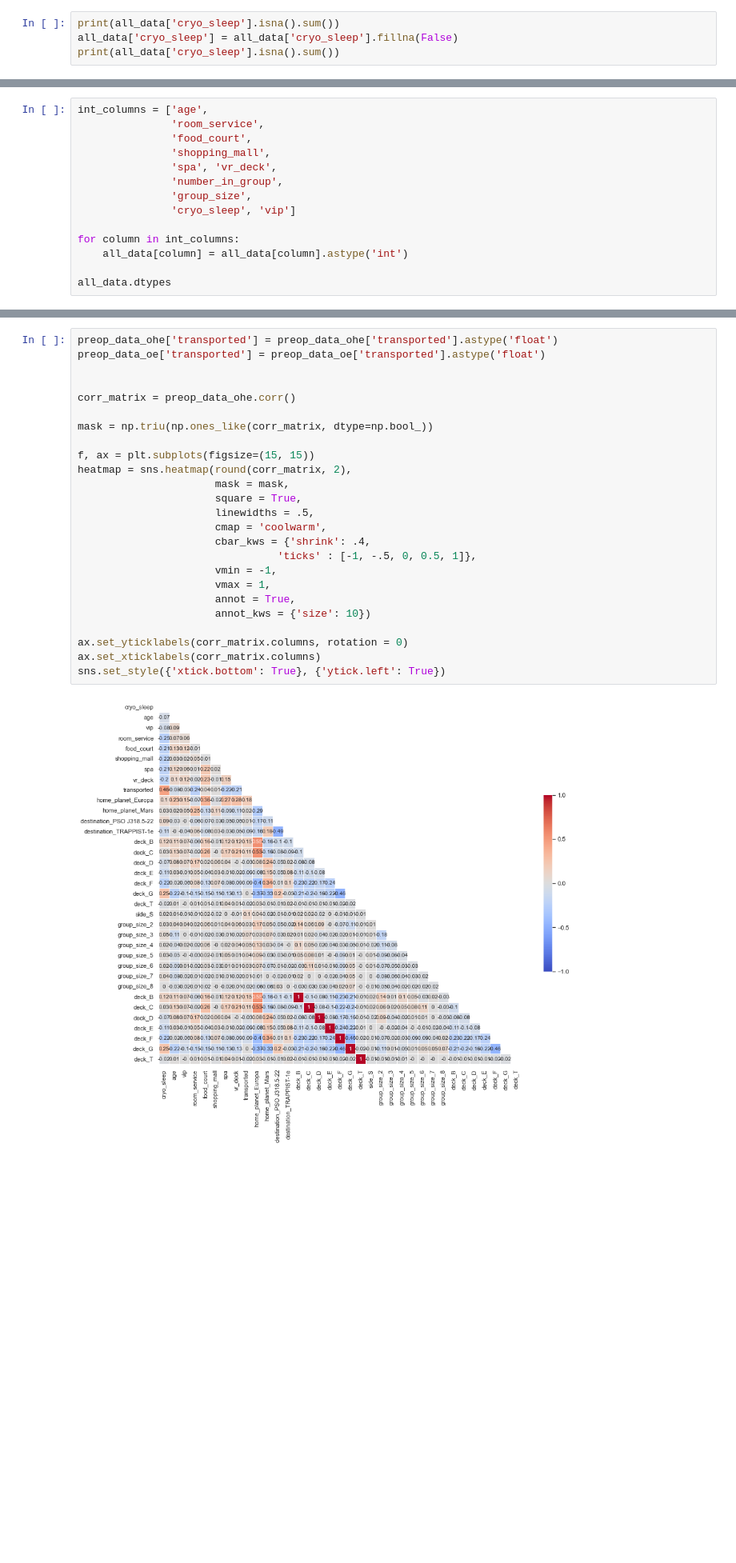
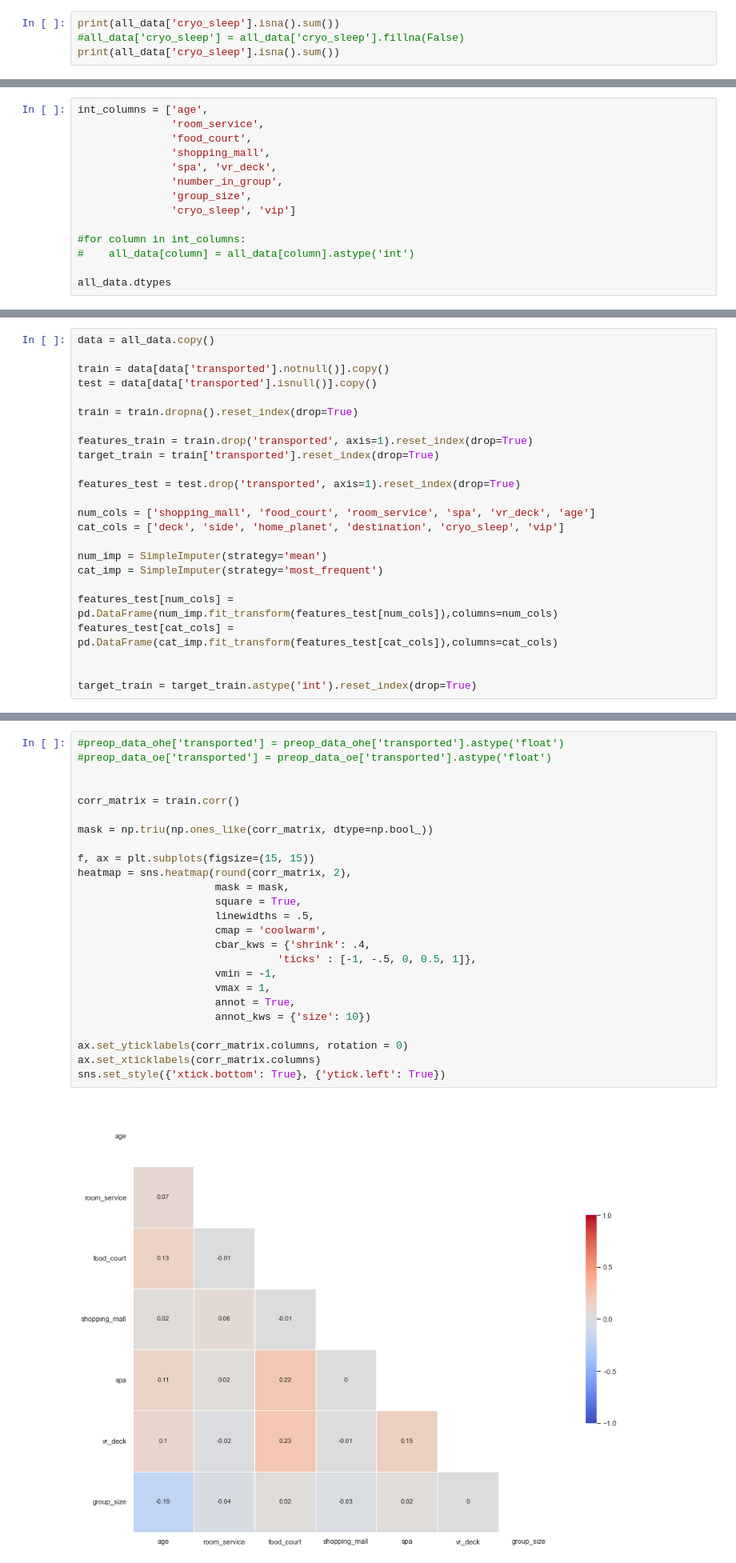
Before and after one commit to DaniilTsalik/Detecting_fraud, a Jupyter notebook: Untitled.ipynb, the cells around one changed output, grey strips where cells are left out. Shown: that part at 80% size. Cells and saved outputs as stored; diff of their text form; blank space fills up the shorter version.

Commit message:
dropna from train 0.802704

```diff
--- a/Untitled.ipynb
+++ b/Untitled.ipynb
@@ -566,7 +566,7 @@ Name: cryo_sleep, dtype: int64
 Пассажиры которые используют криосон не пользуются платными развлекательными услугами, так понимаю что можно использовать либо криосон и наслаждаться анимацией полета либо не использовать криосон и наслаждаться многочисленных роскошными удобствами космического корабля.
 # %%
 print(all_data['cryo_sleep'].isna().sum())
-all_data['cryo_sleep'] = all_data['cryo_sleep'].fillna(False)
+#all_data['cryo_sleep'] = all_data['cryo_sleep'].fillna(False)
 print(all_data['cryo_sleep'].isna().sum())
 # %% [output]
 11
@@ -717,8 +717,8 @@ int_columns = ['age',
                'group_size',
                'cryo_sleep', 'vip']
 
-for column in int_columns:
-    all_data[column] = all_data[column].astype('int')
+#for column in int_columns:
+#    all_data[column] = all_data[column].astype('int')
 
 all_data.dtypes
 # %% [output]
@@ -747,6 +747,30 @@ dtype: object
 drop_list = ['name', 'group_id', 'number', 'number_in_group']
 
 all_data = all_data.drop(columns=drop_list, axis=1)
+# %%
+data = all_data.copy()
+
+train = data[data['transported'].notnull()].copy()
+test = data[data['transported'].isnull()].copy()
+
+train = train.dropna().reset_index(drop=True)
+
+features_train = train.drop('transported', axis=1).reset_index(drop=True)
+target_train = train['transported'].reset_index(drop=True)
+
+features_test = test.drop('transported', axis=1).reset_index(drop=True)
+
+num_cols = ['shopping_mall', 'food_court', 'room_service', 'spa', 'vr_deck', 'age']
+cat_cols = ['deck', 'side', 'home_planet', 'destination', 'cryo_sleep', 'vip']
+
+num_imp = SimpleImputer(strategy='mean')
+cat_imp = SimpleImputer(strategy='most_frequent')
+
+features_test[num_cols] = pd.DataFrame(num_imp.fit_transform(features_test[num_cols]),columns=num_cols)
+features_test[cat_cols] = pd.DataFrame(cat_imp.fit_transform(features_test[cat_cols]),columns=cat_cols)
+
+
+target_train = target_train.astype('int').reset_index(drop=True)
 # %% [markdown]
 #### OHE
 # %%
@@ -787,32 +792,32 @@ preop_data_oe
 # %% [markdown]
 #### Матрица корреляции
 # %%
-preop_data_ohe['transported'] = preop_data_ohe['transported'].astype('float')
-preop_data_oe['transported'] = preop_data_oe['transported'].astype('float')
+#preop_data_ohe['transported'] = preop_data_ohe['transported'].astype('float')
+#preop_data_oe['transported'] = preop_data_oe['transported'].astype('float')
 
 
-corr_matrix = preop_data_ohe.corr()
+corr_matrix = train.corr()
 
 mask = np.triu(np.ones_like(corr_matrix, dtype=np.bool_))
 
 f, ax = plt.subplots(figsize=(15, 15))
 heatmap = sns.heatmap(round(corr_matrix, 2),
                       mask = mask,
                       square = True,
                       linewidths = .5,
                       cmap = 'coolwarm',
                       cbar_kws = {'shrink': .4,
                                 'ticks' : [-1, -.5, 0, 0.5, 1]},
                       vmin = -1,
                       vmax = 1,
                       annot = True,
                       annot_kws = {'size': 10})
 
 ax.set_yticklabels(corr_matrix.columns, rotation = 0)
 ax.set_xticklabels(corr_matrix.columns)
 sns.set_style({'xtick.bottom': True}, {'ytick.left': True})
 # %% [output]
-[figure, old version]
+[figure, new version]
 # %%
 dtc = tree.DecisionTreeClassifier(random_state=12345)
 rfc = RandomForestClassifier(random_state=12345)
```
Also changed, not shown: parts of 21 cells of this notebook.
